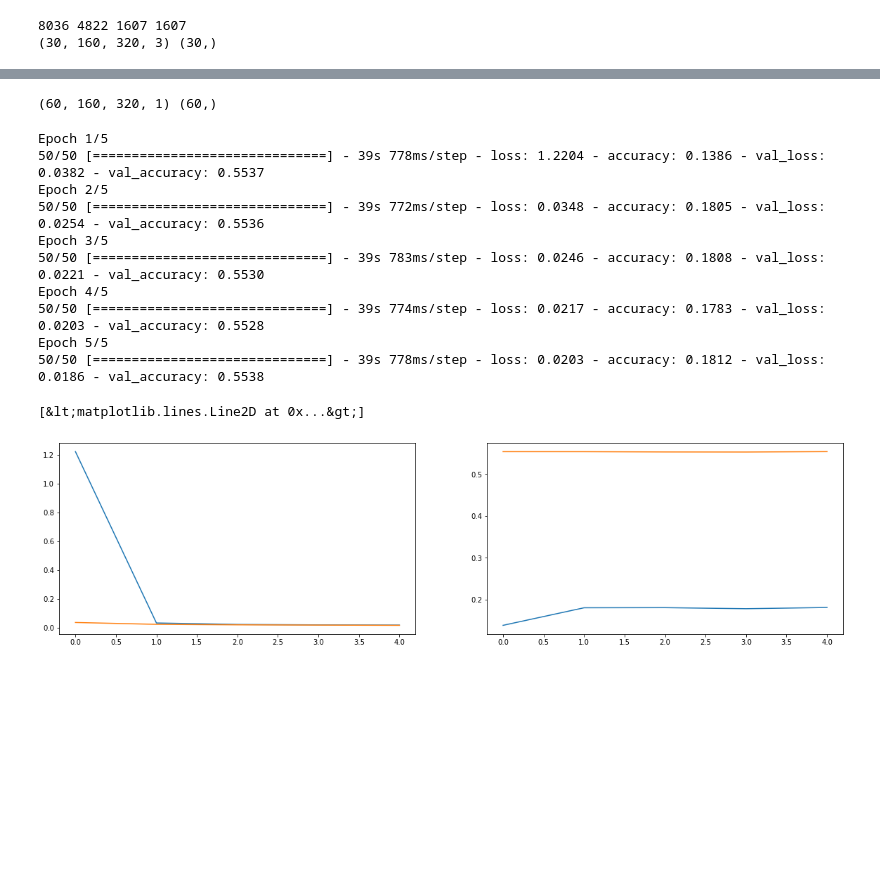
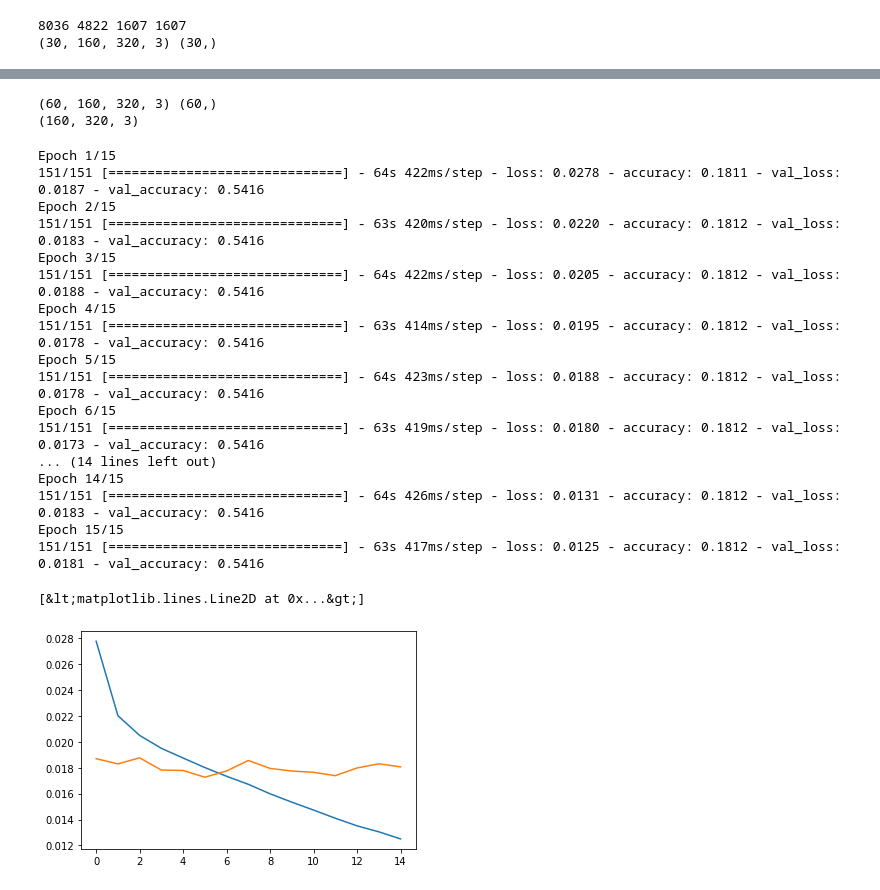
Before and after one commit to hurtadosanti/BehavioralCloning, a Jupyter notebook: BehavioralCloning.ipynb, the cells around one changed output, grey strips where cells are left out. Drawn from its saved outputs; the diff is of its cells as text; code cells hidden in the pictures; blank space fills up the shorter version.

Commit message:
Implement Nvidia network
Add nvidia model and advanced image processing layers.

- Include lambda layer
- Include cropping  layer and fix parameters for tf.keras

```diff
--- a/BehavioralCloning.ipynb
+++ b/BehavioralCloning.ipynb
@@ -133,8 +135,6 @@ def image_generator(logs, batch_size, training=True):
         while start  < len(logs):
             selected = logs[start:end]
             images,labels = batch_loader(selected,training)
-            images = convert_gray(images)
-            images = (images-128)/128
             if training:
                 flip_img,flip_labels = flip(images,labels)
                 images = np.vstack((flip_img,images))
@@ -147,8 +147,13 @@ generator = image_generator(validation_log[0:10],10,training=True)
 gen_images,gen_labels=next(generator)
 print(gen_images.shape,gen_labels.shape)
 img_shape = gen_images[0].shape
+batch_size = 32
+steps_per_epoch = math.ceil(len(train_log)/batch_size)
+validation_steps_per_epoch = math.ceil(len(validation_log)/batch_size)
+print(img_shape)
 # %% [output]
-(60, 160, 320, 1) (60,)
+(60, 160, 320, 3) (60,)
+(160, 320, 3)
 # %%
 def simple_net(input_shape,learning_rate):
     model = models.Sequential()
@@ -177,35 +201,41 @@ def LeNet5(input_shape,dropout,learning_rate):
 # %%
-model = simple_net(img_shape,0.001)
-history = model.fit(image_generator(train_log,64),
-                    epochs=5,
-                    steps_per_epoch=50,
+#model = simple_net(img_shape,0.001)
+#model = LeNet5(img_shape,0.25,0.0003)
+learning_rate = 0.0003
+epochs = 15
+model = Nvidia(img_shape,0.25)
+model.compile(loss='mse', optimizer=tf.keras.optimizers.Adam(learning_rate),metrics=['accuracy'])
+history = model.fit(image_generator(train_log,batch_size),
+                    epochs=epochs,
+                    steps_per_epoch=steps_per_epoch,
                     validation_data=image_generator(validation_log,128,training=False),
-                    validation_steps=50,
+                    validation_steps=validation_steps_per_epoch,
                     shuffle=True,
                     verbose=1)
 
 # Plot the loss and the accuracy
-f = plt.figure(figsize=(20,5))
-ax1 = f.add_subplot(121)
-ax2 = f.add_subplot(122)
 
-ax1.plot(history.history['loss'])
-ax1.plot(history.history['val_loss'])
-
-ax2.plot(history.history['accuracy'])
-ax2.plot(history.history['val_accuracy'])
+plt.plot(history.history['loss'])
+plt.plot(history.history['val_loss'])
 # %% [output]
-Epoch 1/5
-50/50 [==============================] - 39s 778ms/step - loss: 1.2204 - accuracy: 0.1386 - val_loss: 0.0382 - val_accuracy: 0.5537
-Epoch 2/5
-50/50 [==============================] - 39s 772ms/step - loss: 0.0348 - accuracy: 0.1805 - val_loss: 0.0254 - val_accuracy: 0.5536
-Epoch 3/5
-50/50 [==============================] - 39s 783ms/step - loss: 0.0246 - accuracy: 0.1808 - val_loss: 0.0221 - val_accuracy: 0.5530
-Epoch 4/5
-50/50 [==============================] - 39s 774ms/step - loss: 0.0217 - accuracy: 0.1783 - val_loss: 0.0203 - val_accuracy: 0.5528
-Epoch 5/5
-50/50 [==============================] - 39s 778ms/step - loss: 0.0203 - accuracy: 0.1812 - val_loss: 0.0186 - val_accuracy: 0.5538
+Epoch 1/15
+151/151 [==============================] - 64s 422ms/step - loss: 0.0278 - accuracy: 0.1811 - val_loss: 0.0187 - val_accuracy: 0.5416
+Epoch 2/15
+151/151 [==============================] - 63s 420ms/step - loss: 0.0220 - accuracy: 0.1812 - val_loss: 0.0183 - val_accuracy: 0.5416
+Epoch 3/15
+151/151 [==============================] - 64s 422ms/step - loss: 0.0205 - accuracy: 0.1812 - val_loss: 0.0188 - val_accuracy: 0.5416
+Epoch 4/15
+151/151 [==============================] - 63s 414ms/step - loss: 0.0195 - accuracy: 0.1812 - val_loss: 0.0178 - val_accuracy: 0.5416
+Epoch 5/15
+151/151 [==============================] - 64s 423ms/step - loss: 0.0188 - accuracy: 0.1812 - val_loss: 0.0178 - val_accuracy: 0.5416
+Epoch 6/15
+151/151 [==============================] - 63s 419ms/step - loss: 0.0180 - accuracy: 0.1812 - val_loss: 0.0173 - val_accuracy: 0.5416
+... (14 lines left out)
+Epoch 14/15
+151/151 [==============================] - 64s 426ms/step - loss: 0.0131 - accuracy: 0.1812 - val_loss: 0.0183 - val_accuracy: 0.5416
+Epoch 15/15
+151/151 [==============================] - 63s 417ms/step - loss: 0.0125 - accuracy: 0.1812 - val_loss: 0.0181 - val_accuracy: 0.5416
 [&lt;matplotlib.lines.Line2D at 0x...&gt;]
-[figure, old version]
+[figure, new version]
 # %%
 model.save('model.h5')
```
Also changed, not shown: parts of 5 cells of this notebook.
